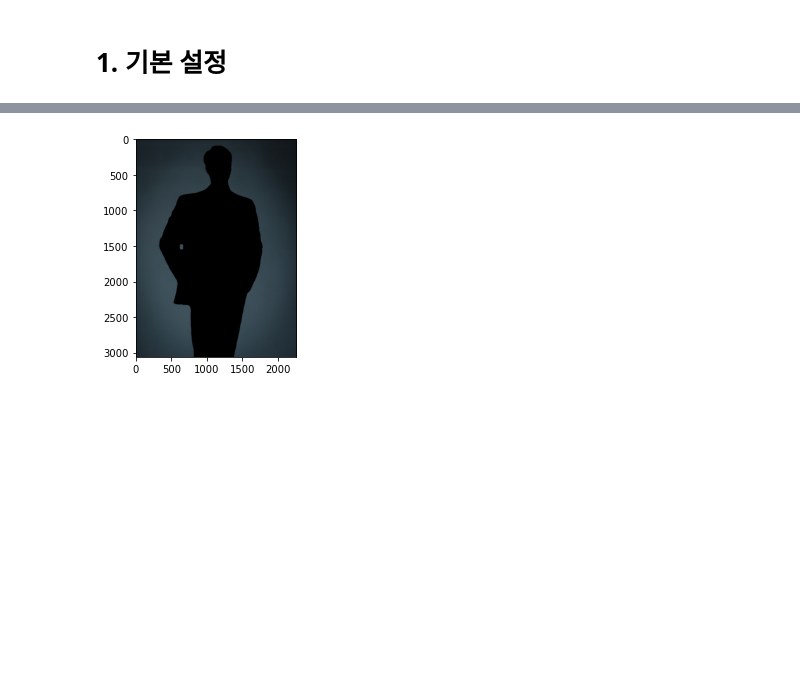
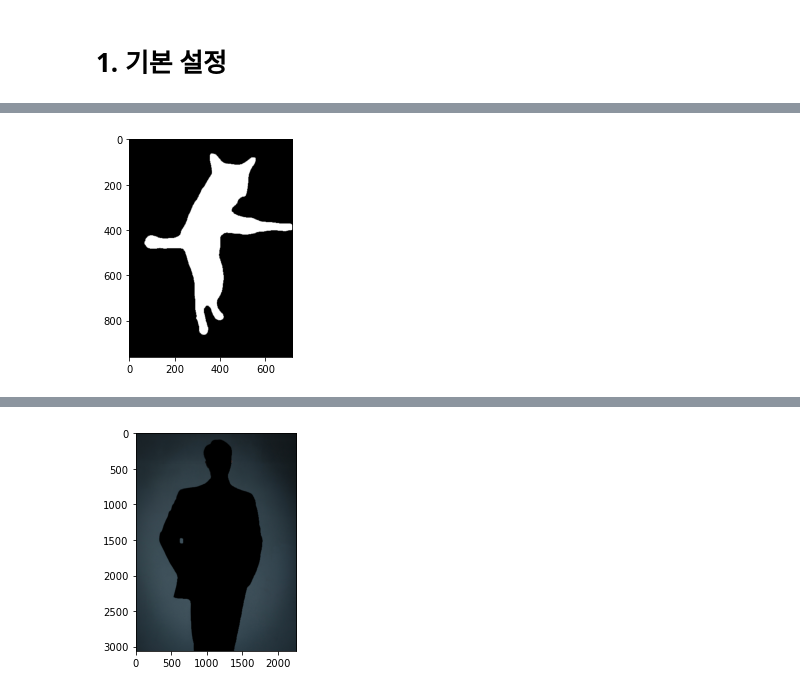
Before and after one commit to Cham-Choi/ChamPublic, a Jupyter notebook: [E-07] Making portrait.ipynb, the cells around one changed output, grey strips where cells are left out. Cells and saved outputs as stored; diff of their text form; code cells hidden in the pictures; blank space fills up the shorter version.

```diff
--- a/[E-07] Making portrait.ipynb
+++ b/[E-07] Making portrait.ipynb
@@ -68,0 +102,2 @@ array([[  0,   0,   0],
+# %%
+cat_raw = cv2.imread(cat_image_6_path)
@@ -68,0 +115,10 @@ array([[  0,   0,   0],
+# %%
+# 블러된 배경과 흑백 이미지 마스크 결과 확인
+blur_bg_cat, cat_mask_color = blur_bg(cat_raw, cat_mask, 15)
+plt.imshow(cv2.cvtColor(blur_bg_cat, cv2.COLOR_BGR2RGB))
+plt.show()
+
+plt.imshow(cv2.cvtColor(cat_mask_color, cv2.COLOR_BGR2RGB))
+plt.show()
+# %% [output]
+[figure, added]
```
Also changed, not shown: parts of 12 cells of this notebook.
